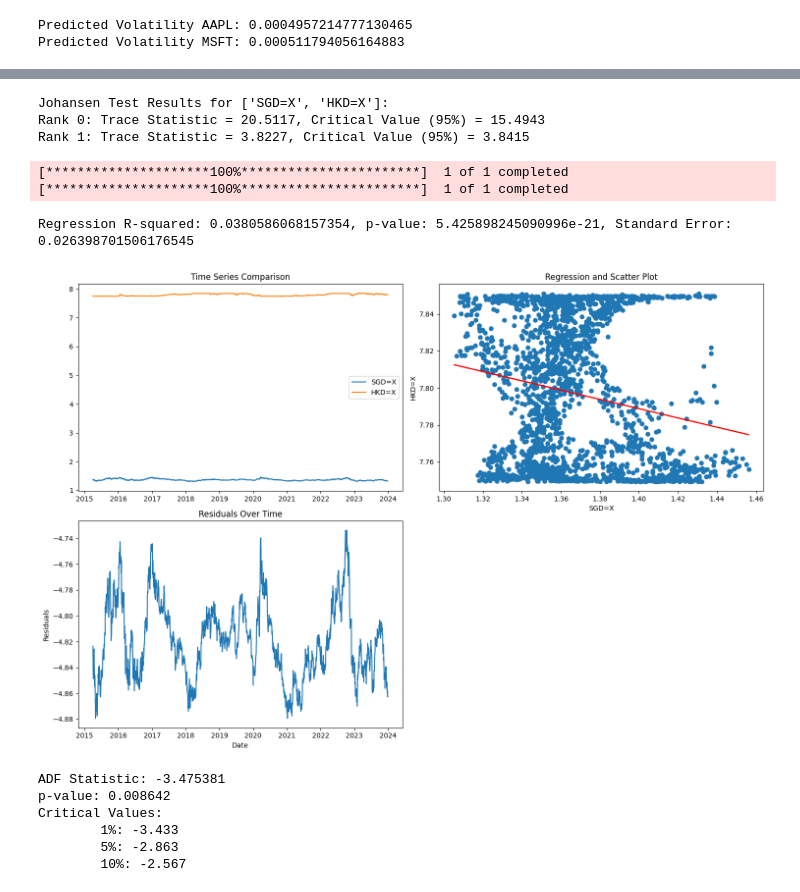
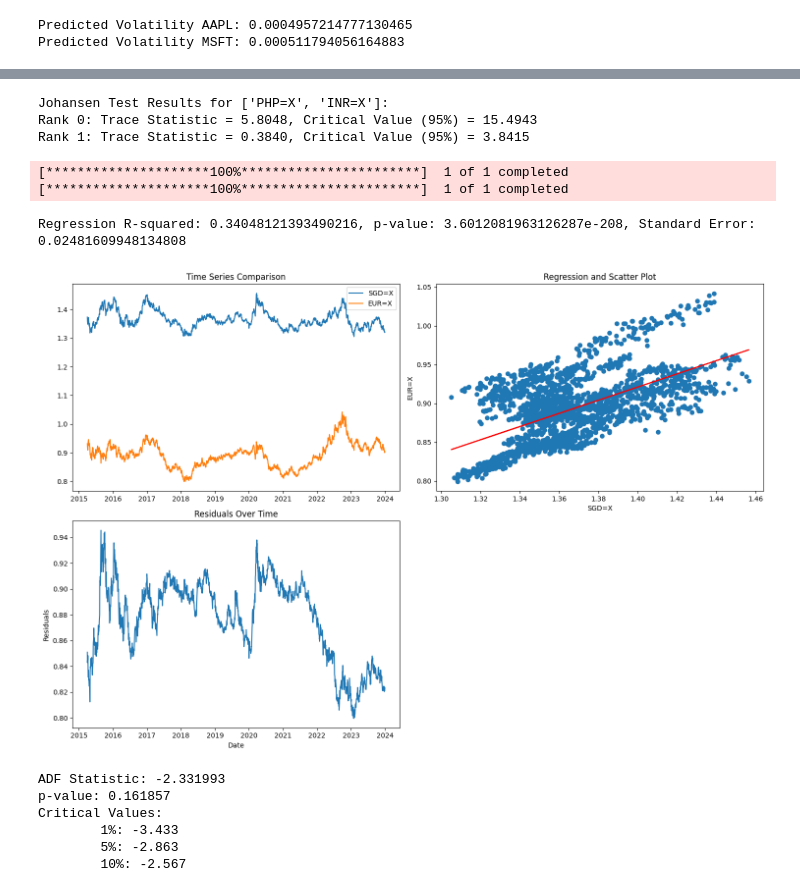
Before and after one commit to BienBienBuen/Quant-project, a Jupyter notebook: notes.ipynb, the cells around one changed output, grey strips where cells are left out. Cells and saved outputs as stored; diff of their text form; code cells hidden in the pictures.

```diff
--- a/notes.ipynb
+++ b/notes.ipynb
@@ -190,37 +205,0 @@ SGD=X (np.float64(-3.719922166025504), np.float64(0.0038414993660393732), 0, 245
-# %%
-import matplotlib.pyplot as plt
-import numpy as np
-import yfinance as yf
-import datetime
-import pandas as pd
-import statsmodels.tsa.stattools as ts
-from scipy.stats import linregress
-
-def download_data(stock, start, end):
-    stock_data = {}
-    ticker = yf.download(stock, start,end, progress=False)
-    stock_data['price'] = ticker['Adj Close']
-    return pd.DataFrame(stock_data)
-
-def plot_pairs(data1, data2):
-    fig, (ax1, ax2) = plt.subplots(2)
-    fig.suptitle("Pair of Stocks")
-    ax1.plot(data1)
-    ax2.plot(data2)
-    plt.show()
-
-if __name__ == '__main__':
-    start_date = datetime.datetime(2015, 1,1)
-    end_date = datetime.datetime(2024,6,1)
-
-    pair1 = download_data('SGD=X', start_date, end_date)
-    pair2 = download_data('HKD=X', start_date, end_date)
-
-    plot_pairs(pair1, pair2)
-    plt.scatter(pair1.values, pair2.values)
-
-    result = linregress(pair1.values[:,0], pair2.values[:,0])
-    residuals = pair1 - result.slope * pair2
-    adf = ts.adfuller(residuals)
-    print(result)
-    print(adf)
@@ -272,12 +246,12 @@ if __name__ == "__main__":
     start_date = datetime.datetime(2015, 1, 1)
     end_date = datetime.datetime(2024, 6, 1)
 
-    ticker_list = ['SGD=X', 'HKD=X']
+    ticker_list = ['PHP=X', 'INR=X']
     johansen(start_date, end_date, ticker_list)
 # %% [output]
-Johansen Test Results for ['SGD=X', 'HKD=X']:
-Rank 0: Trace Statistic = 20.5117, Critical Value (95%) = 15.4943
-Rank 1: Trace Statistic = 3.8227, Critical Value (95%) = 3.8415
+Johansen Test Results for ['PHP=X', 'INR=X']:
+Rank 0: Trace Statistic = 5.8048, Critical Value (95%) = 15.4943
+Rank 1: Trace Statistic = 0.3840, Critical Value (95%) = 3.8415
 # %%
 import yfinance as yf
 import datetime
@@ -326,38 +300,38 @@ def create_dashboard(data1, data2, residuals, slope, intercept, label1, label2):
     plt.title('Regression and Scatter Plot')
 
     # Residuals Plot
     plt.subplot(2, 2, 3)
     plt.plot(residuals)
     plt.title('Residuals Over Time')
     plt.xlabel('Date')
     plt.ylabel('Residuals')
 
     plt.tight_layout()
     plt.show()
 
 if __name__ == '__main__':
     start_date = datetime.datetime(2015, 4, 1)
     end_date = datetime.datetime(2023, 12, 31)
 
     stock1 = 'SGD=X'
-    stock2 = 'HKD=X'
+    stock2 = 'EUR=X'
 
     data1 = download_data(stock1, start_date, end_date)
     data2 = download_data(stock2, start_date, end_date)
 
     if not data1.empty and not data2.empty:
         residuals, slope, intercept, r_value, p_value, std_err = perform_regression(data1, data2)
         print(f"Regression R-squared: {r_value**2}, p-value: {p_value}, Standard Error: {std_err}")
 
         create_dashboard(data1['price'], data2['price'], residuals, slope, intercept, stock1, stock2)
         test_stationarity(residuals)
 # %% [output]
 [*********************100%***********************]  1 of 1 completed
 [*********************100%***********************]  1 of 1 completed
-Regression R-squared: 0.0380586068157354, p-value: 5.425898245090996e-21, Standard Error: 0.026398701506176545
+Regression R-squared: 0.34048121393490216, p-value: 3.6012081963126287e-208, Standard Error: 0.02481609948134808
-[figure, old version]
+[figure, new version]
-ADF Statistic: -3.475381
-p-value: 0.008642
+ADF Statistic: -2.331993
+p-value: 0.161857
 Critical Values:
         1%: -3.433
         5%: -2.863
```
Also changed, not shown: parts of 3 cells of this notebook.
